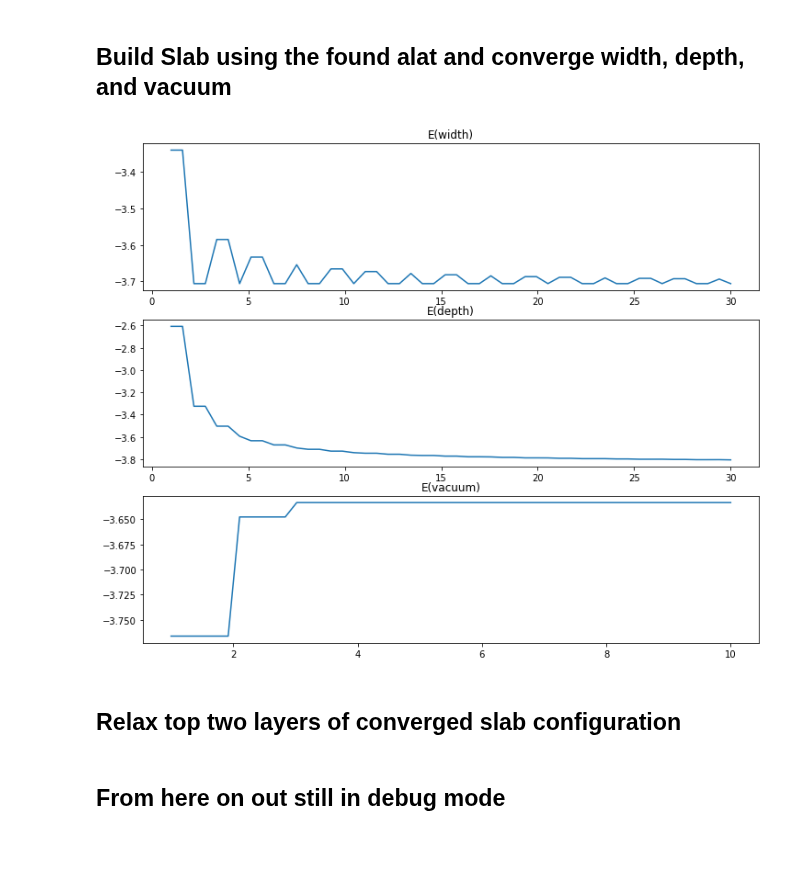
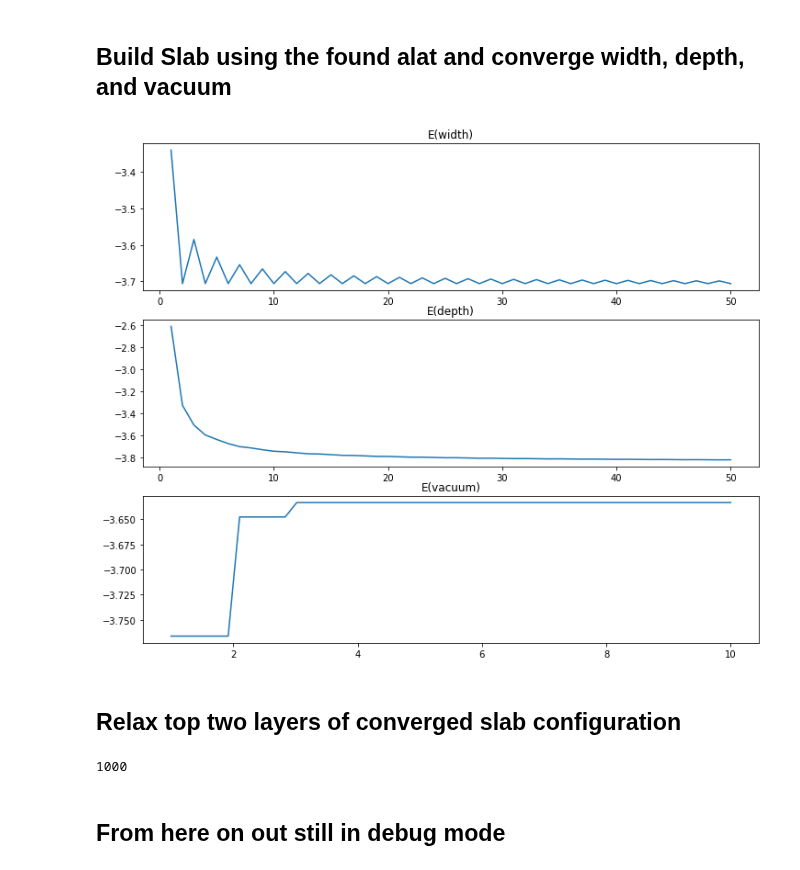
Before and after one commit to simonbatzner/electron-density, a Jupyter notebook: EAM/Diffusion_EAM.ipynb, the cells around one changed output. Cells and saved outputs as stored; diff of their text form; code cells hidden in the pictures.

```diff
--- a/EAM/Diffusion_EAM.ipynb
+++ b/EAM/Diffusion_EAM.ipynb
@@ -330,7 +433,7 @@ potential = ClassicalPotential(path=potpath, ptype='eam', element=[el])
 ## Build Bulk and relax to find equilibrium lattice parameter
 # %%
 # create bulk cell
-cell = crystal('Pd', [(0, 0, 0)], spacegroup=225, cellpar=[alat_start, alat_start, alat_start, 90, 90, 90])
+cell = crystal(el, [(0, 0, 0)], spacegroup=225, cellpar=[alat_start, alat_start, alat_start, 90, 90, 90])
 
 # make supercell
 n_atoms = cell.get_number_of_atoms()
@@ -342,11 +445,11 @@ write(file_prefix + '.cif', cell, format='cif')
 
 # run
 output_file = lammps_run(struc=structure, runpath=runpath, potential=potential, intemplate=input_template_relax, inparam={})
-energy, lattice = get_lammps_energy(outfile=output_file)
+energy, alat_relax = get_lammps_energy(outfile=output_file)
 
 print(n_atoms)
 print("Relaxed bulk energy/atom: {}".format(energy/n_atoms))
-print("Relaxed lattice parameter: {0:.10f}".format(lattice))
+print("Relaxed lattice parameter: {0:.10f}".format(alat_relax))
 # %% [output]
 4
 Relaxed bulk energy/atom: -3.910000000150325
@@ -356,17 +459,17 @@ Relaxed lattice parameter: 3.8900000298
 # %%
 # defaults used for converging other params
 width_def = 5
 depth_def = 5
 vacuum_def = 10
 
 # maxima for convergence
-width_max = 30
-depth_max = 30
+width_max = 50
+depth_max = 50
 vacuum_max = 10
 
-converge_slab(el=el, alat = alat)
+converge_slab(el=el, alat = alat_relax)
 # %% [output]
-[figure, old version]
+[figure, new version]
 # %% [markdown]
 ## Relax top two layers of converged slab configuration
 # %%
@@ -379,7 +479,10 @@ n_fix = 2
 # %%
 # create surface slab
-slab = fcc111(el, a=alat, size=(width, width, depth))
+slab = fcc111(el, a=alat_relax, size=(width, width, depth))
+print(slab.get_number_of_atoms())
 
 # center along z-axis
 slab.center(vacuum=vacuum, axis=2)
 structure = Struc(ase2struc(slab))
+# %% [output]
+1000
```
Also changed, not shown: parts of 33 cells of this notebook, 4 other files.
